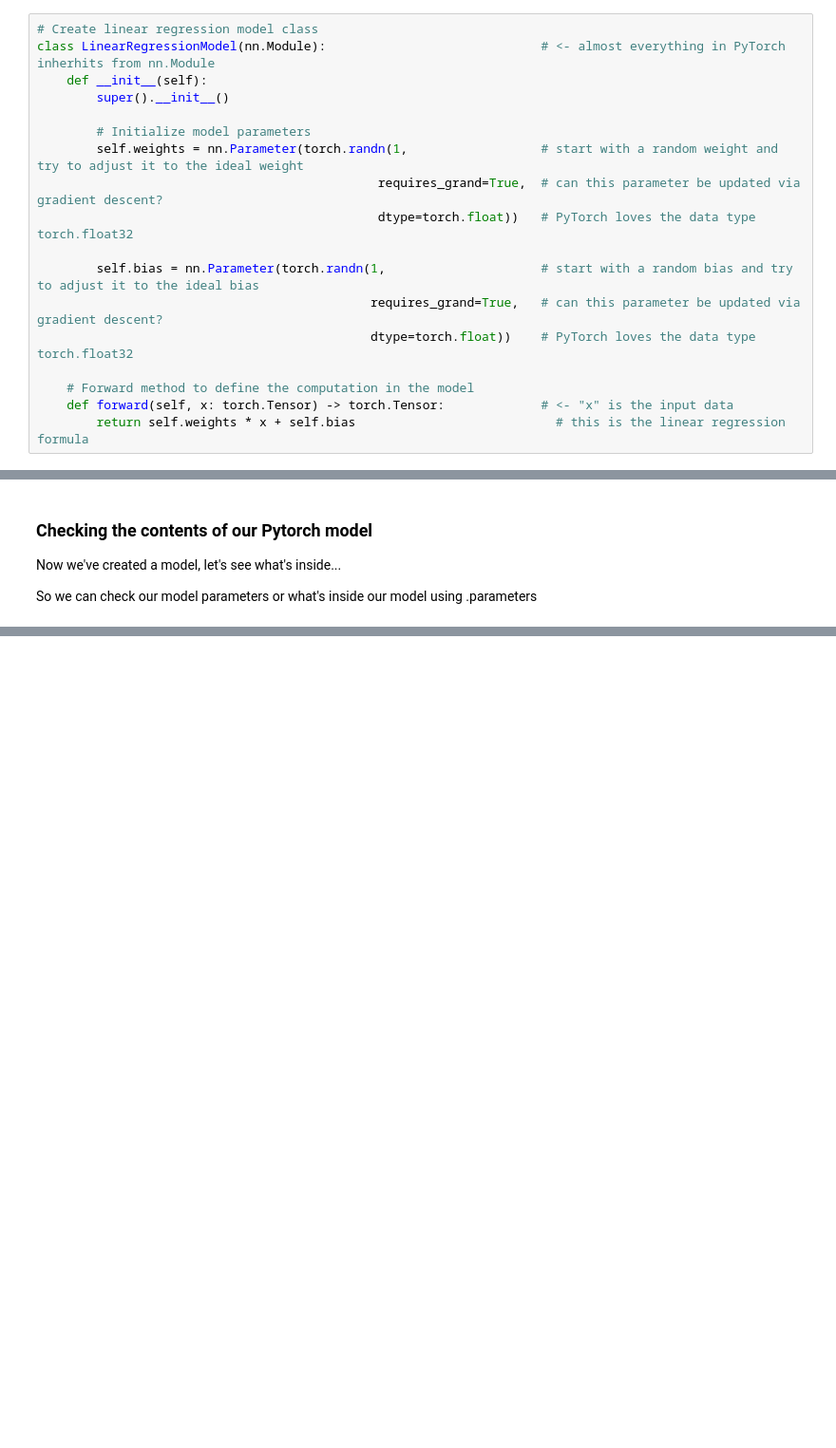
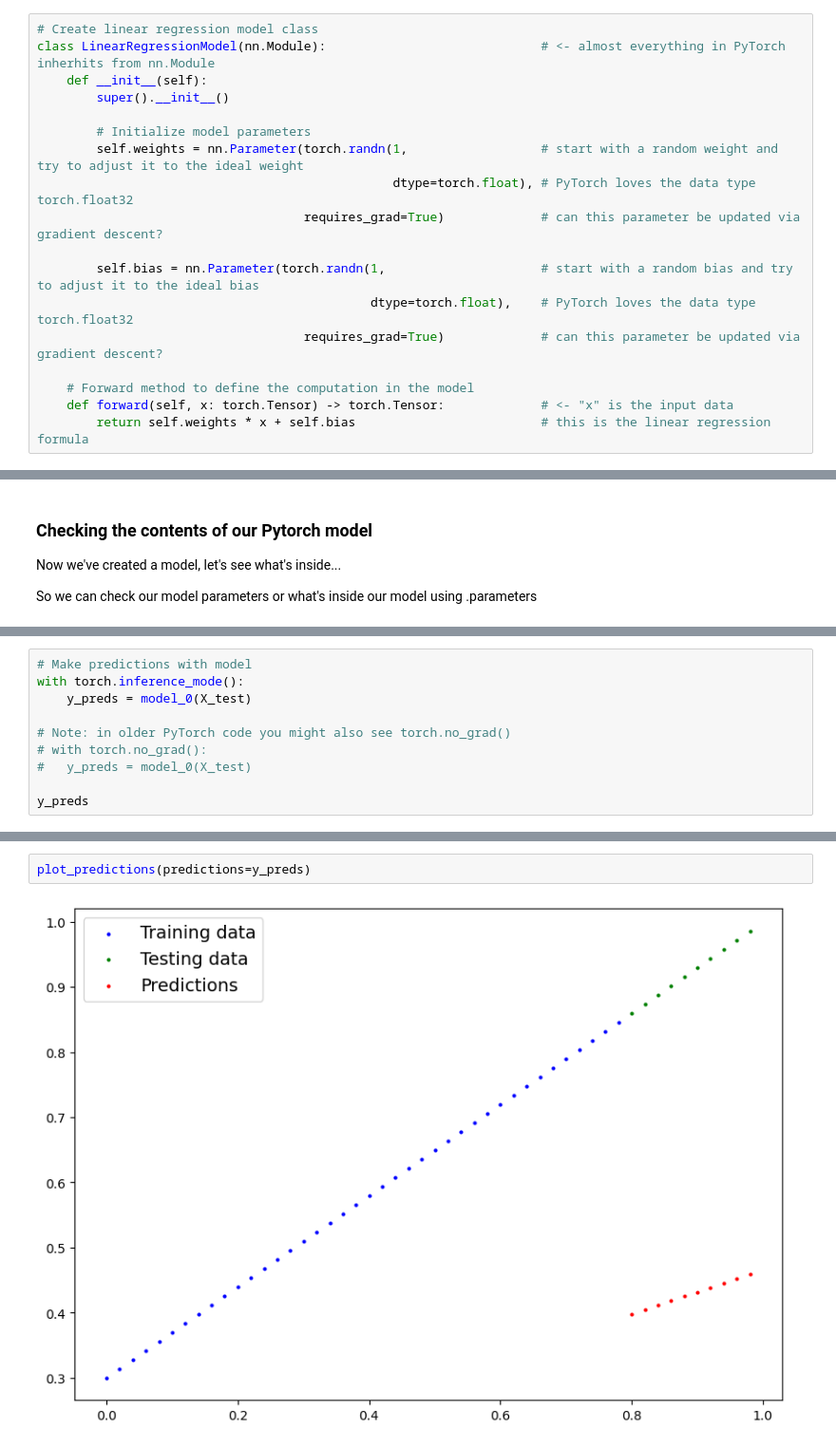
Before and after one commit to VeraSchild/Learning-PyTorch, a Jupyter notebook: 01_pytorch_workflow.ipynb, the cells around one changed output, grey strips where cells are left out. Shown at 95% size. Drawn from its saved outputs; the diff is of its cells as text; blank space fills up the shorter version.

```diff
--- a/01_pytorch_workflow.ipynb
+++ b/01_pytorch_workflow.ipynb
@@ -158,16 +158,16 @@ class LinearRegressionModel(nn.Module):                             # <- almost
 
         # Initialize model parameters
         self.weights = nn.Parameter(torch.randn(1,                  # start with a random weight and try to adjust it to the ideal weight
-                                              requires_grand=True,  # can this parameter be updated via gradient descent?
-                                              dtype=torch.float))   # PyTorch loves the data type torch.float32
+                                                dtype=torch.float), # PyTorch loves the data type torch.float32
+                                    requires_grad=True)             # can this parameter be updated via gradient descent?
 
         self.bias = nn.Parameter(torch.randn(1,                     # start with a random bias and try to adjust it to the ideal bias
-                                             requires_grand=True,   # can this parameter be updated via gradient descent?
-                                             dtype=torch.float))    # PyTorch loves the data type torch.float32
+                                             dtype=torch.float),    # PyTorch loves the data type torch.float32
+                                    requires_grad=True)             # can this parameter be updated via gradient descent?
 
     # Forward method to define the computation in the model
     def forward(self, x: torch.Tensor) -> torch.Tensor:             # <- "x" is the input data
-        return self.weights * x + self.bias                           # this is the linear regression formula
+        return self.weights * x + self.bias                         # this is the linear regression formula
 # %% [markdown]
 ### Pytorch model buidling essentials
 
@@ -199,0 +213,10 @@ TypeError: randn() received an invalid combination of arguments - got (int, dtyp
+# %%
+# Make predictions with model
+with torch.inference_mode():
+    y_preds = model_0(X_test)
+
+# Note: in older PyTorch code you might also see torch.no_grad()
+# with torch.no_grad():
+#   y_preds = model_0(X_test)
+
+y_preds
@@ -199,0 +234,4 @@ TypeError: randn() received an invalid combination of arguments - got (int, dtyp
+# %%
+plot_predictions(predictions=y_preds)
+# %% [output]
+[figure, added]
```
Also changed, not shown: parts of 4 cells of this notebook.
